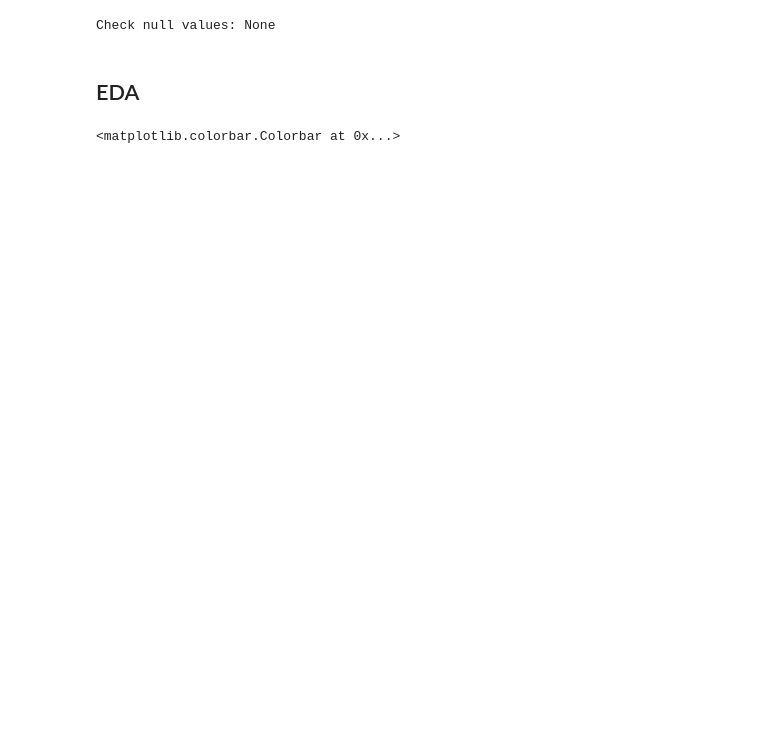
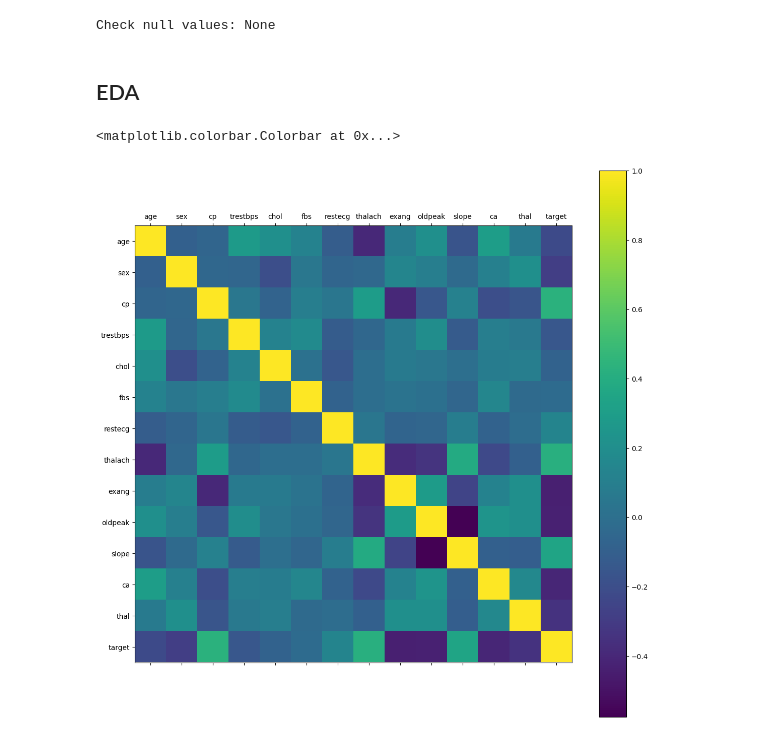
Before and after one commit to MoteneJan/Health_Heart_Disease_Prediction, a Jupyter notebook: Heart_Disease_Prediction.ipynb, the cells around one changed output. Saved outputs shown, nothing was run; the diff lists cells and outputs as text; code cells hidden in the pictures; blank space fills up the shorter version.

```diff
--- a/Heart_Disease_Prediction.ipynb
+++ b/Heart_Disease_Prediction.ipynb
@@ -14,4 +17,4 @@ from sklearn.ensemble import RandomForestClassifier
 import warnings
 warnings.filterwarnings('ignore')
 # %%
-df = pd.read_csv("Heart_Disease_Dataset.csv", index_col=False)
+data = pd.read_csv("Heart_Disease_Dataset.csv", index_col=False)
@@ -73,15 +74,15 @@ Index(['age', 'sex', 'cp', 'trestbps', 'chol', 'fbs', 'restecg', 'thalach',
 # %%
 # count duplicate rows with a function
 
-def count_duplicate_rows(df_copy):
+def count_duplicate_rows(data):
 
-    duplicate_count = df_copy.duplicated().sum()
+    duplicate_count = data.duplicated().sum()
     return duplicate_count
-print(f"Number of duplicates: {count_duplicate_rows(df_copy)}")
+print(f"Number of duplicates: {count_duplicate_rows(data)}")
 
 # Drop if there's any
-df_copy = df_copy.drop_duplicates()
+data = data.drop_duplicates()
 
-print(f"Dropping duplicates: {count_duplicate_rows(df_copy)}")
+print(f"Remaining duplicates: {count_duplicate_rows(data)}")
 # %% [output]
 Number of duplicates: 1
@@ -99,9 +100,10 @@ Check null values: None
 ## EDA
 # %%
 rcParams['figure.figsize'] = 20, 14
-plt.matshow(df_copy.corr())
-plt.yticks(np.arange(df_copy.shape[1]), df_copy.columns)
-plt.xticks(np.arange(df_copy.shape[1]), df_copy.columns)
+plt.matshow(data.corr())
+plt.yticks(np.arange(data.shape[1]), data.columns)
+plt.xticks(np.arange(data.shape[1]), data.columns)
 plt.colorbar()
 # %% [output]
 <matplotlib.colorbar.Colorbar at 0x...>
+[figure, added]
```
Also changed, not shown: parts of 31 cells of this notebook.
